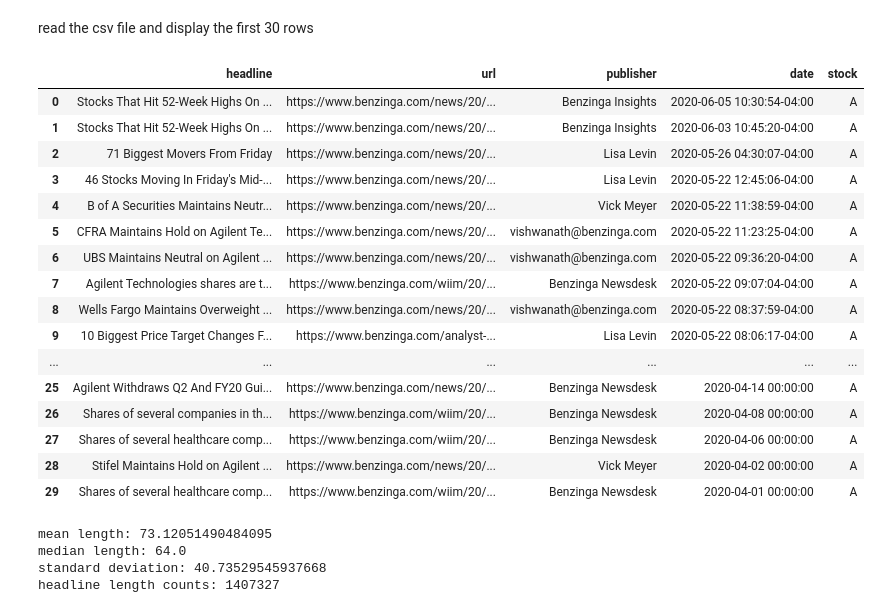
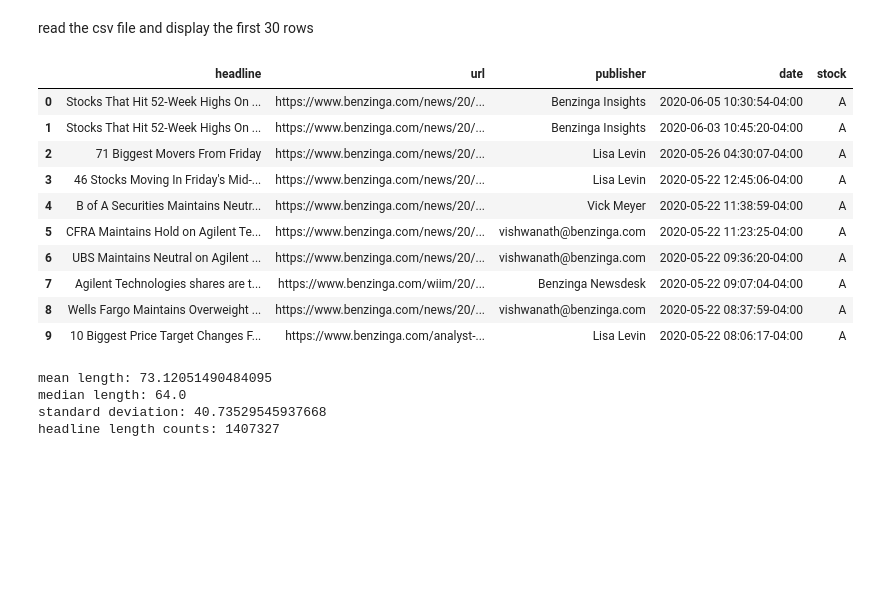
Before and after one commit to basleal22/kaim-week-1, a Jupyter notebook: notebooks/EDA_raw_analyst.ipynb, the cells around one changed output. Saved outputs shown, nothing was run; the diff lists cells and outputs as text; code cells hidden in the pictures; blank space fills up the shorter version.

```diff
--- a/notebooks/EDA_raw_analyst.ipynb
+++ b/notebooks/EDA_raw_analyst.ipynb
@@ -17,26 +15,20 @@ read the csv file and display the first 30 rows
 # %%
 data_path = "data/raw_analyst_ratings.csv"
 data = read_csv_file(data_path)
 data=data.get("data")
-data.head(30)
+data.head(10)
 # %% [output]
 |  | headline | url | publisher | date | stock |
 | 0 | Stocks That Hit 52-Week Highs On ... | https://www.benzinga.com/news/20/... | Benzinga Insights | 2020-06-05 10:30:54-04:00 | A |
 | 1 | Stocks That Hit 52-Week Highs On ... | https://www.benzinga.com/news/20/... | Benzinga Insights | 2020-06-03 10:45:20-04:00 | A |
 | 2 | 71 Biggest Movers From Friday | https://www.benzinga.com/news/20/... | Lisa Levin | 2020-05-26 04:30:07-04:00 | A |
 | 3 | 46 Stocks Moving In Friday's Mid-... | https://www.benzinga.com/news/20/... | Lisa Levin | 2020-05-22 12:45:06-04:00 | A |
 | 4 | B of A Securities Maintains Neutr... | https://www.benzinga.com/news/20/... | Vick Meyer | 2020-05-22 11:38:59-04:00 | A |
 | 5 | CFRA Maintains Hold on Agilent Te... | https://www.benzinga.com/news/20/... | vishwanath@benzinga.com | 2020-05-22 11:23:25-04:00 | A |
 | 6 | UBS Maintains Neutral on Agilent ... | https://www.benzinga.com/news/20/... | vishwanath@benzinga.com | 2020-05-22 09:36:20-04:00 | A |
 | 7 | Agilent Technologies shares are t... | https://www.benzinga.com/wiim/20/... | Benzinga Newsdesk | 2020-05-22 09:07:04-04:00 | A |
 | 8 | Wells Fargo Maintains Overweight ... | https://www.benzinga.com/news/20/... | vishwanath@benzinga.com | 2020-05-22 08:37:59-04:00 | A |
 | 9 | 10 Biggest Price Target Changes F... | https://www.benzinga.com/analyst-... | Lisa Levin | 2020-05-22 08:06:17-04:00 | A |
-| ... | ... | ... | ... | ... | ... |
-| 25 | Agilent Withdraws Q2 And FY20 Gui... | https://www.benzinga.com/news/20/... | Benzinga Newsdesk | 2020-04-14 00:00:00 | A |
-| 26 | Shares of several companies in th... | https://www.benzinga.com/wiim/20/... | Benzinga Newsdesk | 2020-04-08 00:00:00 | A |
-| 27 | Shares of several healthcare comp... | https://www.benzinga.com/wiim/20/... | Benzinga Newsdesk | 2020-04-06 00:00:00 | A |
-| 28 | Stifel Maintains Hold on Agilent ... | https://www.benzinga.com/news/20/... | Vick Meyer | 2020-04-02 00:00:00 | A |
-| 29 | Shares of several healthcare comp... | https://www.benzinga.com/wiim/20/... | Benzinga Newsdesk | 2020-04-01 00:00:00 | A |
 # %%
 from scripts.utils import count_headline_length
 result=count_headline_length(data)
```
Also changed, not shown: parts of 5 cells of this notebook.
